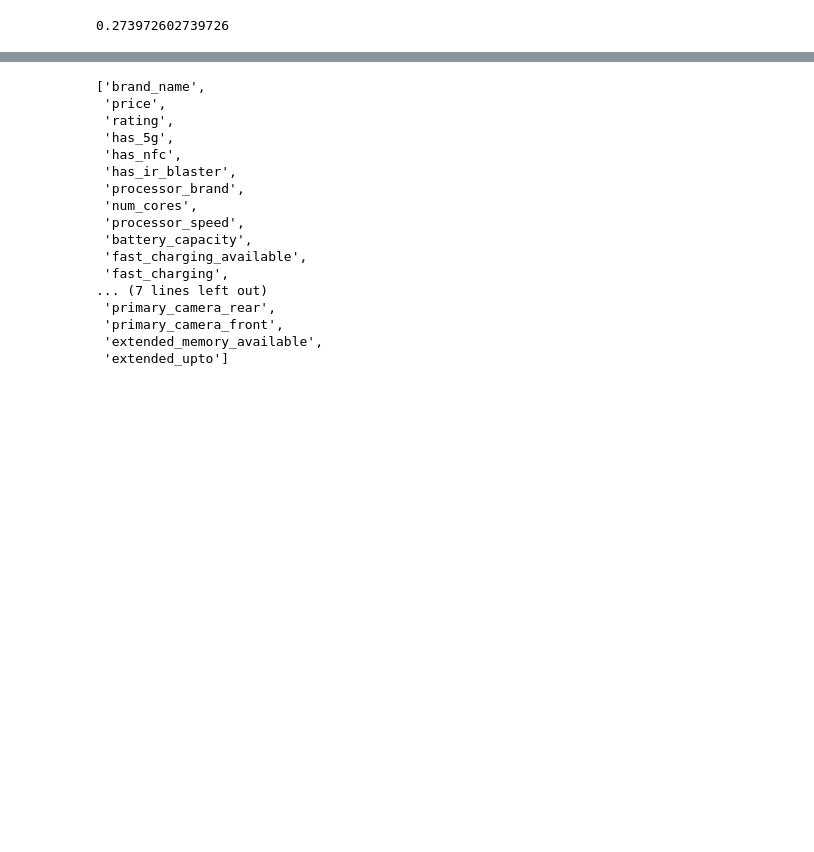
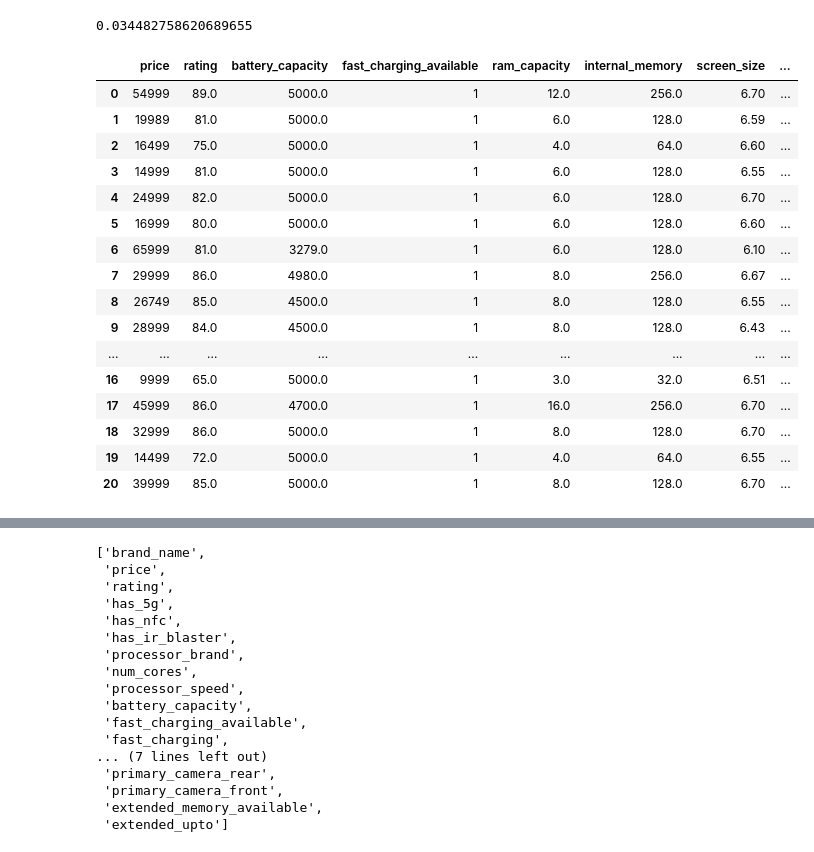
Before and after one commit to Sarunaskaz/Testinei, a Jupyter notebook: baigemasis/model_train.ipynb, the cells around one changed output, grey strips where cells are left out. Drawn from its saved outputs; the diff is of its cells as text; code cells hidden in the pictures; blank space fills up the shorter version.

Commit message:
model updates

```diff
--- a/baigemasis/model_train.ipynb
+++ b/baigemasis/model_train.ipynb
@@ -16,23 +70,16 @@ phone = pd.read_csv('data/smartphone_cleaned_v5.csv', sep=',')
 # %%
-phone = pd.read_csv('data/smartphone_cleaned_v5.csv', sep=',')
-
-phone = phone.drop(['model'], axis=1)
-phone = phone.drop(['brand_name'], axis=1)
-phone = phone.drop(['resolution'], axis=1)
-phone = phone.drop(['os'], axis=1)
-
-phone = phone.dropna()
-
-phone['rating'] = phone['rating'].fillna(61)
+# phone.fillna(0)
 
 
-X = phone.drop(['rating'], axis=1)
 
-Y = phone['rating']
+
+X = phone.drop(['price'], axis=1)
+
+Y = phone['price']
 
 X_train, X_test, y_train, y_test = train_test_split(X, Y, test_size=0.2, random_state=42)
 
-model = RandomForestClassifier(n_estimators=50, max_depth=20, min_samples_split=2)
+model = RandomForestClassifier(n_estimators=200, max_depth=None, min_samples_split=5)
 model.fit(X_train, y_train)
 
 y_pred = model.predict(X_test)
@@ -40,7 +87,30 @@ y_pred = model.predict(X_test)
 accuracy = accuracy_score(y_test, y_pred)
 print(accuracy)
 # %% [output]
-0.273972602739726
+0.034482758620689655
+# %%
+# print(brand_name_mapping)
+# print(model_mapping)
+
+phone.head(20)
+# %% [output]
+|  | price | rating | battery_capacity | fast_charging_available | ram_capacity | internal_memory | screen_size | ... |
+| 0 | 54999 | 89.0 | 5000.0 | 1 | 12.0 | 256.0 | 6.70 | ... |
+| 1 | 19989 | 81.0 | 5000.0 | 1 | 6.0 | 128.0 | 6.59 | ... |
+| 2 | 16499 | 75.0 | 5000.0 | 1 | 4.0 | 64.0 | 6.60 | ... |
+| 3 | 14999 | 81.0 | 5000.0 | 1 | 6.0 | 128.0 | 6.55 | ... |
+| 4 | 24999 | 82.0 | 5000.0 | 1 | 6.0 | 128.0 | 6.70 | ... |
+| 5 | 16999 | 80.0 | 5000.0 | 1 | 6.0 | 128.0 | 6.60 | ... |
+| 6 | 65999 | 81.0 | 3279.0 | 1 | 6.0 | 128.0 | 6.10 | ... |
+| 7 | 29999 | 86.0 | 4980.0 | 1 | 8.0 | 256.0 | 6.67 | ... |
+| 8 | 26749 | 85.0 | 4500.0 | 1 | 8.0 | 128.0 | 6.55 | ... |
+| 9 | 28999 | 84.0 | 4500.0 | 1 | 8.0 | 128.0 | 6.43 | ... |
+| ... | ... | ... | ... | ... | ... | ... | ... | ... |
+| 16 | 9999 | 65.0 | 5000.0 | 1 | 3.0 | 32.0 | 6.51 | ... |
+| 17 | 45999 | 86.0 | 4700.0 | 1 | 16.0 | 256.0 | 6.70 | ... |
+| 18 | 32999 | 86.0 | 5000.0 | 1 | 8.0 | 128.0 | 6.70 | ... |
+| 19 | 14499 | 72.0 | 5000.0 | 1 | 4.0 | 64.0 | 6.55 | ... |
+| 20 | 39999 | 85.0 | 5000.0 | 1 | 8.0 | 128.0 | 6.70 | ... |
 # %%
 from sklearn.model_selection import GridSearchCV
 from sklearn.linear_model import LogisticRegression
```
Also changed, not shown: parts of 7 cells of this notebook.
